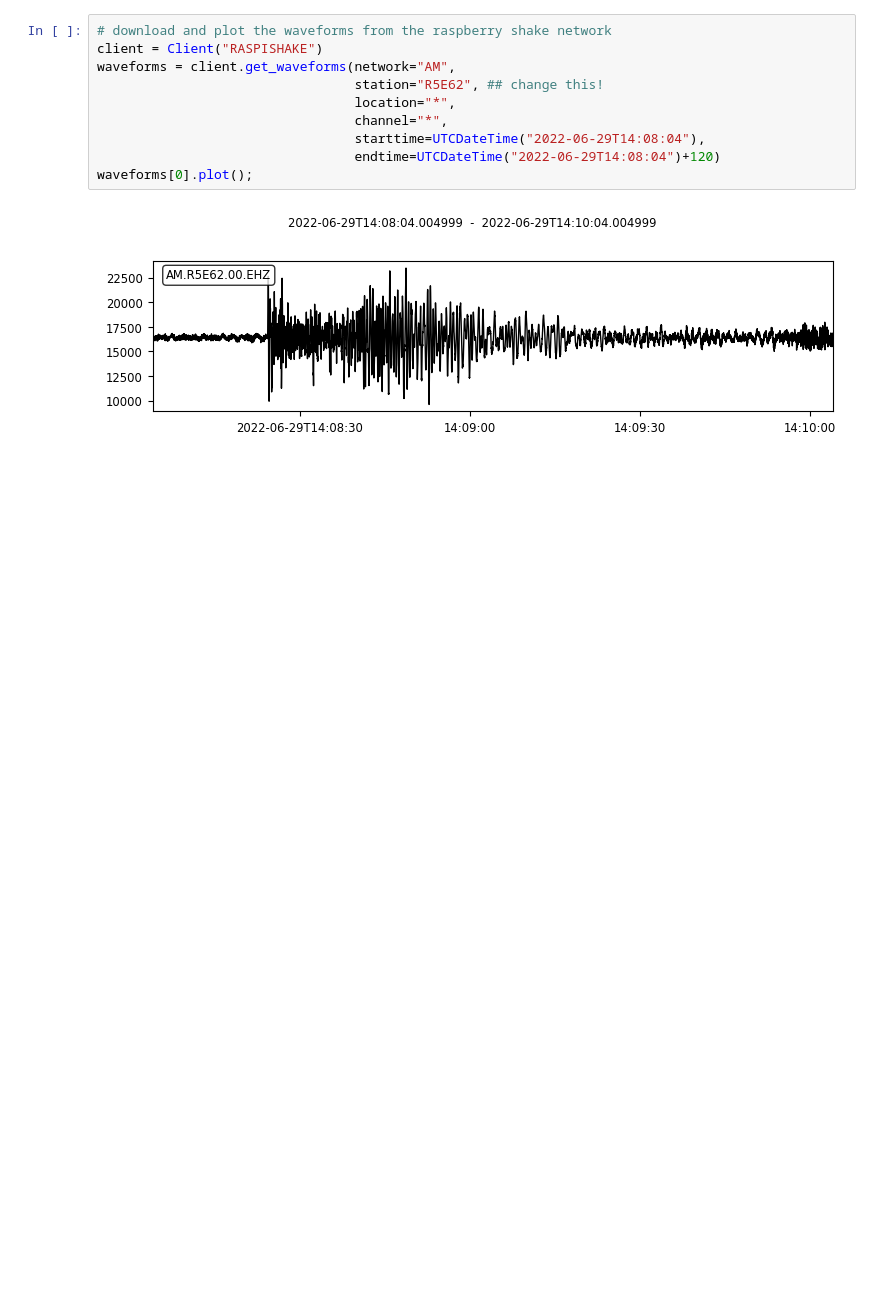
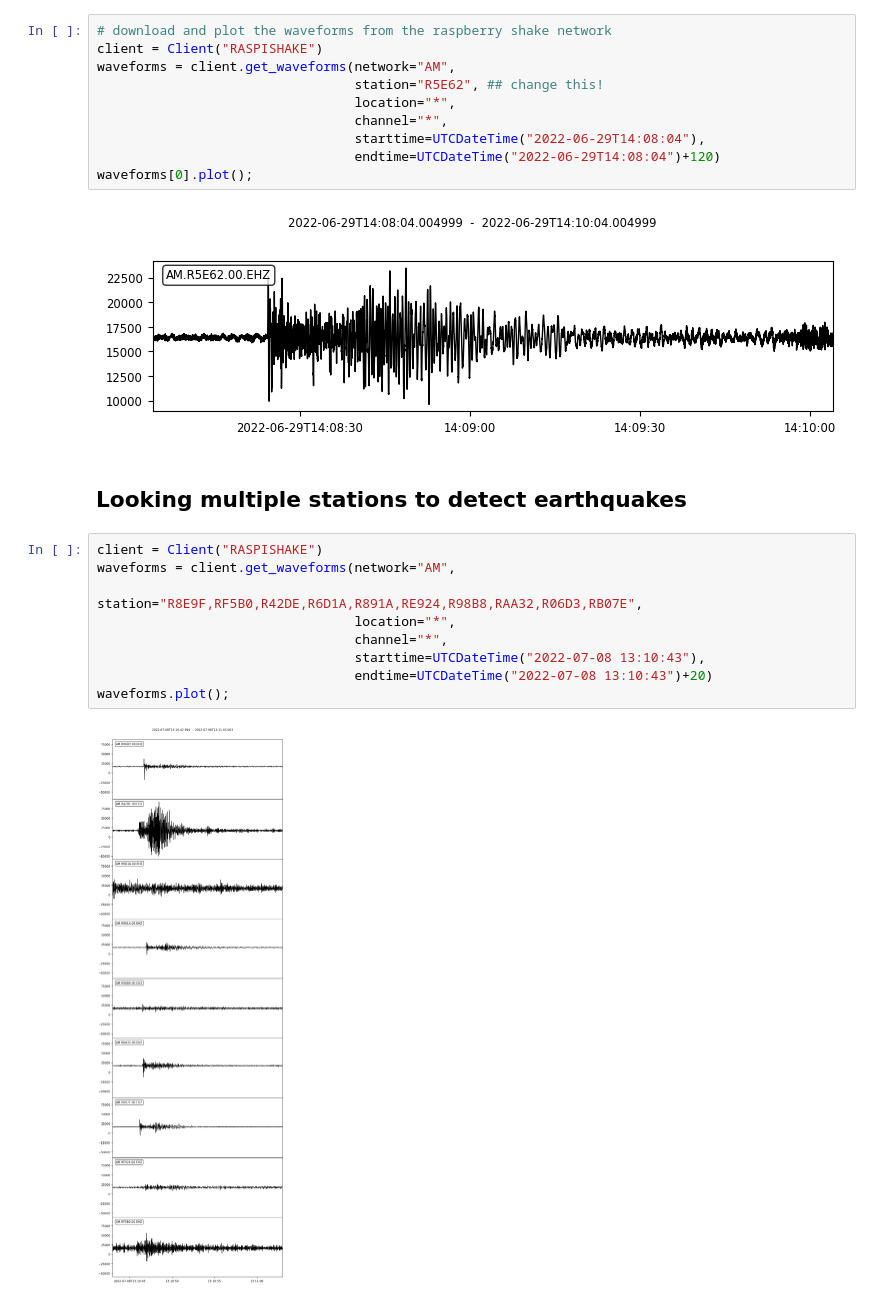
Before and after one commit to AI4EPS/homepage, a Jupyter notebook: classes/pyearth/docs/obspy/seismic_waveform.ipynb, the cells around one changed output. Cells and saved outputs as stored; diff of their text form; blank space fills up the shorter version.

Commit message:
add multiple stations

```diff
--- a/classes/pyearth/docs/obspy/seismic_waveform.ipynb
+++ b/classes/pyearth/docs/obspy/seismic_waveform.ipynb
@@ -221,3 +221,16 @@ waveforms = client.get_waveforms(network="AM",
 waveforms[0].plot();
 # %% [output]
 [figure]
+# %% [markdown]
+## Looking multiple stations to detect earthquakes
+# %%
+client = Client("RASPISHAKE")
+waveforms = client.get_waveforms(network="AM",
+                                 station="R8E9F,RF5B0,R42DE,R6D1A,R891A,RE924,R98B8,RAA32,R06D3,RB07E",
+                                 location="*",
+                                 channel="*",
+                                 starttime=UTCDateTime("2022-07-08 13:10:43"),
+                                 endtime=UTCDateTime("2022-07-08 13:10:43")+20)
+waveforms.plot();
+# %% [output]
+[figure, added]
```
